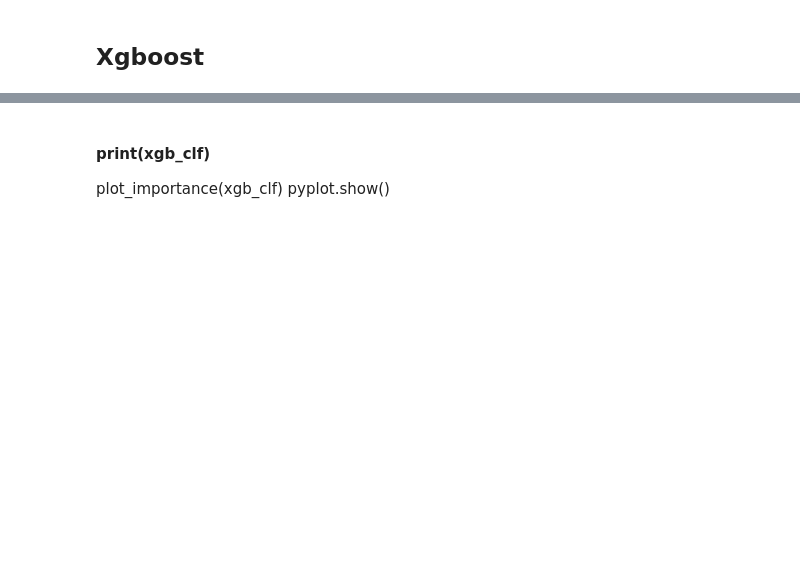
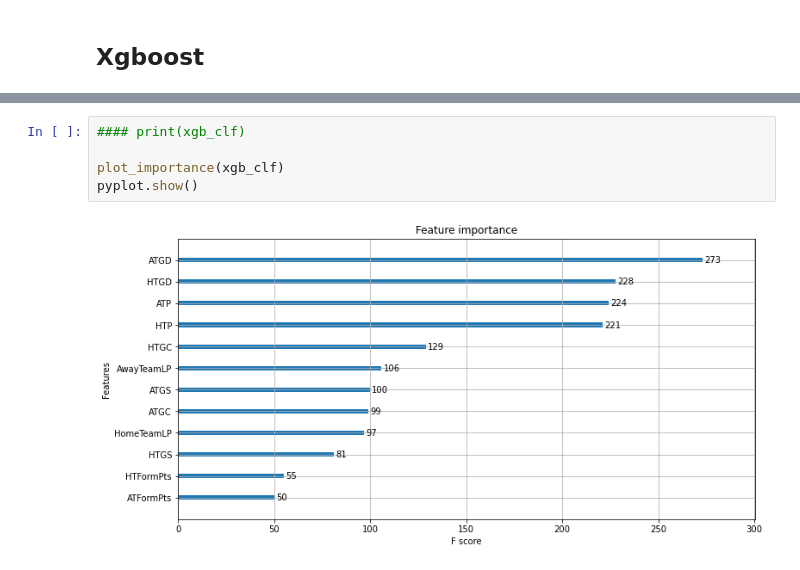
Before and after one commit to Rui-FMF/TAA_1, a Jupyter notebook: football_prediction.ipynb, the cells around one changed output, grey strips where cells are left out. Cells and saved outputs as stored; diff of their text form; blank space fills up the shorter version.

```diff
--- a/football_prediction.ipynb
+++ b/football_prediction.ipynb
@@ -389,8 +431,10 @@ disp.plot()
 0.6036184210526315
 <sklearn.metrics._plot.confusion_matrix.ConfusionMatrixDisplay at 0x...>
 [figure]
-# %% [markdown]
-#### print(xgb_clf)
-
-plot_importance(xgb_clf)
-pyplot.show()
+# %%
+#### print(xgb_clf)
+
+plot_importance(xgb_clf)
+pyplot.show()
+# %% [output]
+[figure, added]
```
Also changed, not shown: parts of 11 cells of this notebook.
